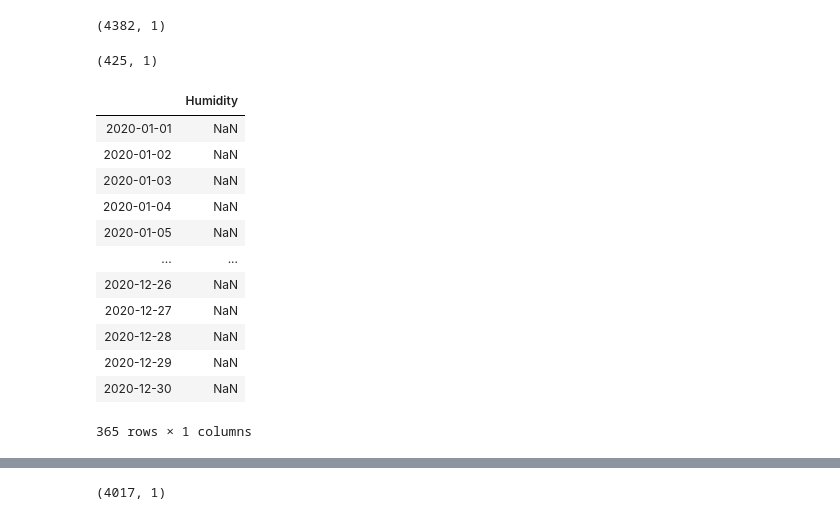
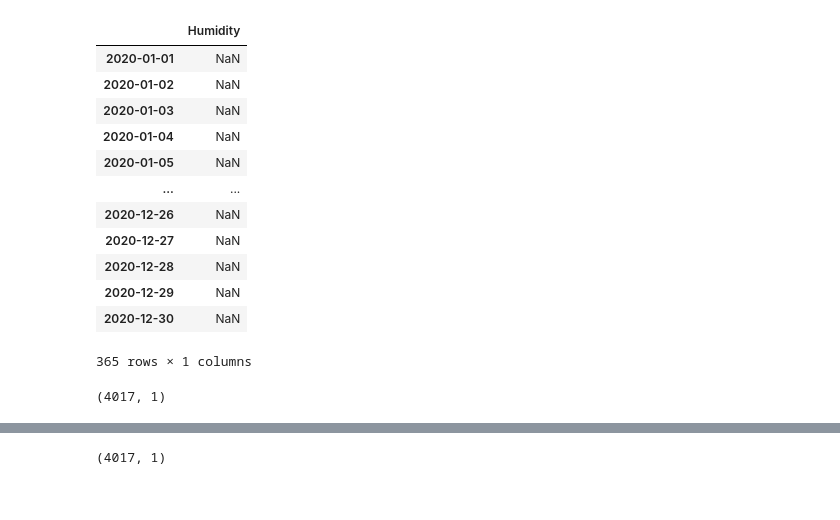
Before and after one commit to crislivera/XploreLanka, a Jupyter notebook: Models/Humidity/Humidity_(2020).ipynb, the cells around one changed output, grey strips where cells are left out. Saved outputs shown, nothing was run; the diff lists cells and outputs as text; code cells hidden in the pictures.

```diff
--- a/Models/Humidity/Humidity_(2020).ipynb
+++ b/Models/Humidity/Humidity_(2020).ipynb
@@ -57,2 +74,20 @@ df
+# %%
+from pandas.tseries.offsets import DateOffset
+AddDates = [dataframe.index[-1] + DateOffset(days=x) for x in range(0,366)]
+FutureDates = pd.DataFrame(index=AddDates[1:],columns=dataframe.columns)
 # %%
-TestData = df.tail(365)
+FutureDates.tail(365)
+# %% [output]
+|  | Humidity |
+| 2020-01-01 | NaN |
+| 2020-01-02 | NaN |
+| 2020-01-03 | NaN |
+| 2020-01-04 | NaN |
+| 2020-01-05 | NaN |
+| ... | ... |
+| 2020-12-26 | NaN |
+| 2020-12-27 | NaN |
+| 2020-12-28 | NaN |
+| 2020-12-29 | NaN |
+| 2020-12-30 | NaN |
+365 rows × 1 columns
@@ -61,9 +94,4 @@ Df_Total = pd.concat((df[["Humidity"]], TestData[["Humidity"]]), axis=0)
 # %%
-Df_Total.shape
+dataframe.shape
 # %% [output]
-(4382, 1)
+(4017, 1)
-# %%
-inputs = Df_Total[len(Df_Total) - len(TestData) - 60:].values
-inputs.shape
-# %% [output]
-(425, 1)
@@ -74,16 +97,0 @@ future_dates = pd.DataFrame(index=add_dates[1:],columns=df.columns)
-# %%
-future_dates.tail(365)
-# %% [output]
-|  | Humidity |
-| 2020-01-01 | NaN |
-| 2020-01-02 | NaN |
-| 2020-01-03 | NaN |
-| 2020-01-04 | NaN |
-| 2020-01-05 | NaN |
-| ... | ... |
-| 2020-12-26 | NaN |
-| 2020-12-27 | NaN |
-| 2020-12-28 | NaN |
-| 2020-12-29 | NaN |
-| 2020-12-30 | NaN |
-365 rows × 1 columns
```
Also changed, not shown: parts of 37 cells of this notebook, 2 other files.
